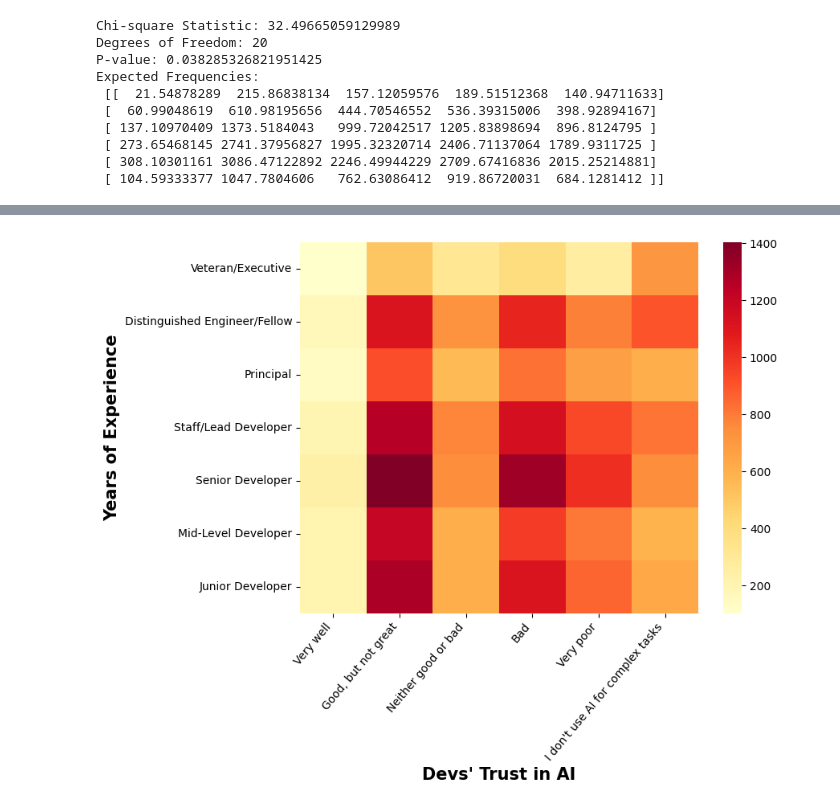
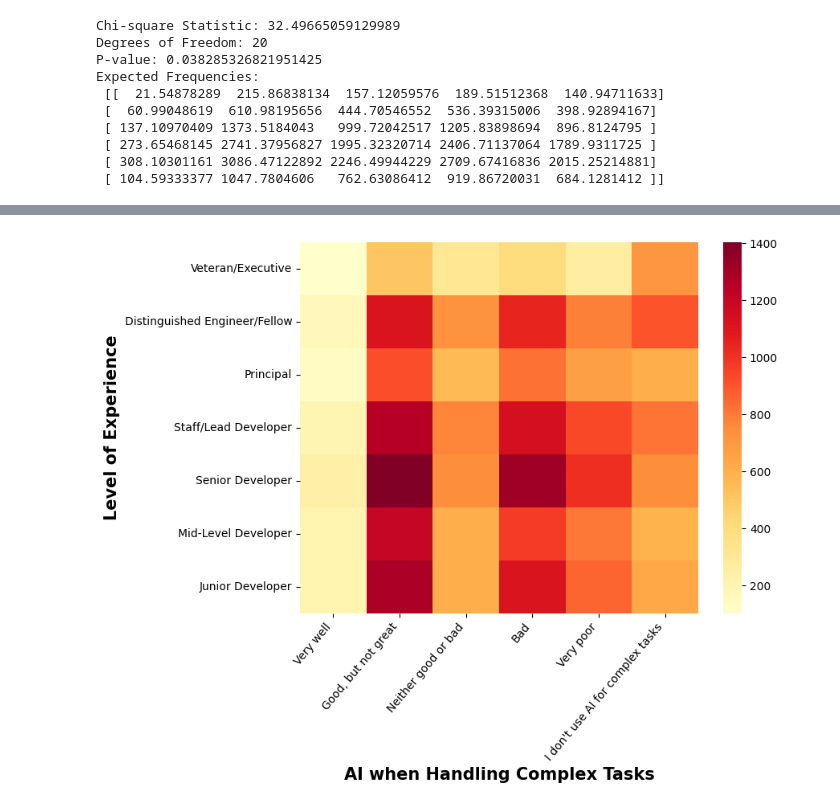
Before and after one commit to huyqng1412/stackoverflow_2025_project, a Jupyter notebook: so2025_vis.ipynb, the cells around one changed output, grey strips where cells are left out. Drawn from its saved outputs; the diff is of its cells as text; code cells hidden in the pictures.

```diff
--- a/so2025_vis.ipynb
+++ b/so2025_vis.ipynb
@@ -387,8 +393,9 @@ plt.show()
 [figure]
 # %%
 queryAI = """
-    select REPLACE(REPLACE(Age, ' years old', ''), '65 years or older', '>=65') AS Age,
-            Workexp as 'YrsOfExp',
+    select
+        REPLACE(REPLACE(Age, ' years old', ''), '65 years or older', '>=65') AS Age,
+        Workexp as 'YrsOfExp',
 
             CASE
                 WHEN workexp between 1 and 3 then 'Junior Developer'
@@ -631,13 +647,13 @@ display(contigency4)
 # %%
 plt.subplots(figsize=(8,6))
 sns.heatmap(contigency4,annot=False, fmt="d", cmap="YlOrRd")
 
-plt.xlabel("Devs' Trust in AI", fontsize = 15, fontweight = 'bold')
-plt.ylabel("Years of Experience", fontsize = 15, fontweight = 'bold')
+plt.xlabel("AI when Handling Complex Tasks", fontsize = 15, fontweight = 'bold')
+plt.ylabel("Level of Experience", fontsize = 15, fontweight = 'bold')
 
 plt.xticks(rotation=50, ha="right")   # rotate x-axis labels
 plt.yticks(rotation=0)
 
 plt.show()
 # %% [output]
-[figure, old version]
+[figure, new version]
```
Also changed, not shown: parts of 8 cells of this notebook, 4 other files.
